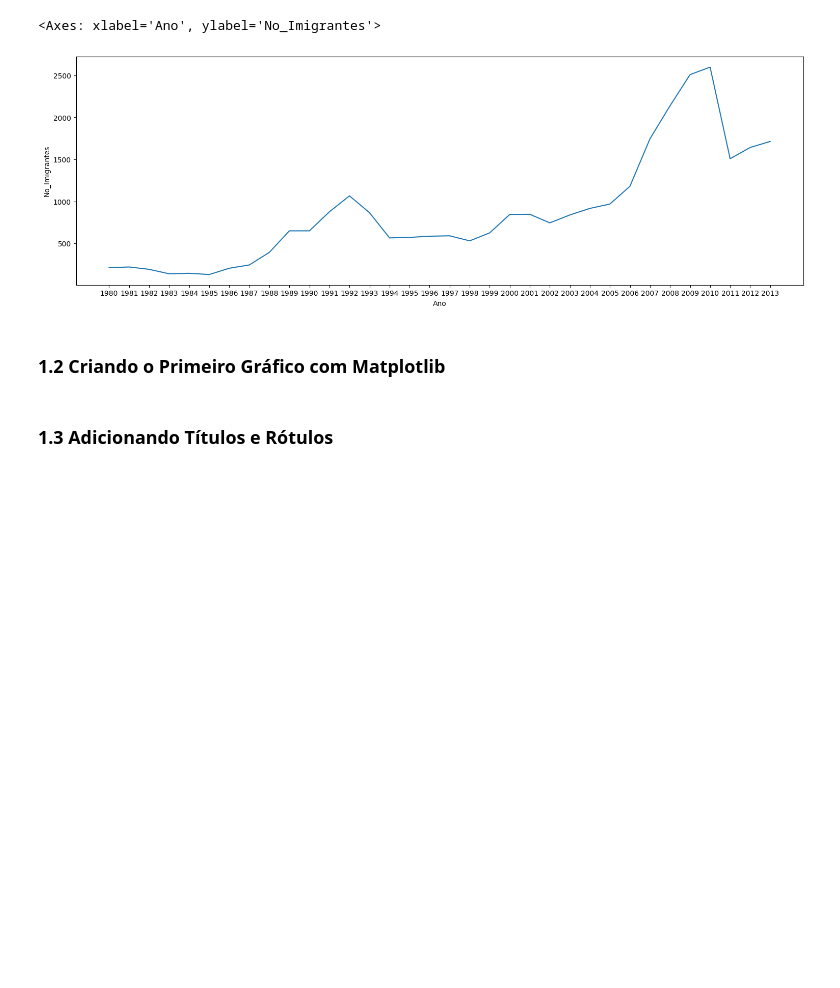
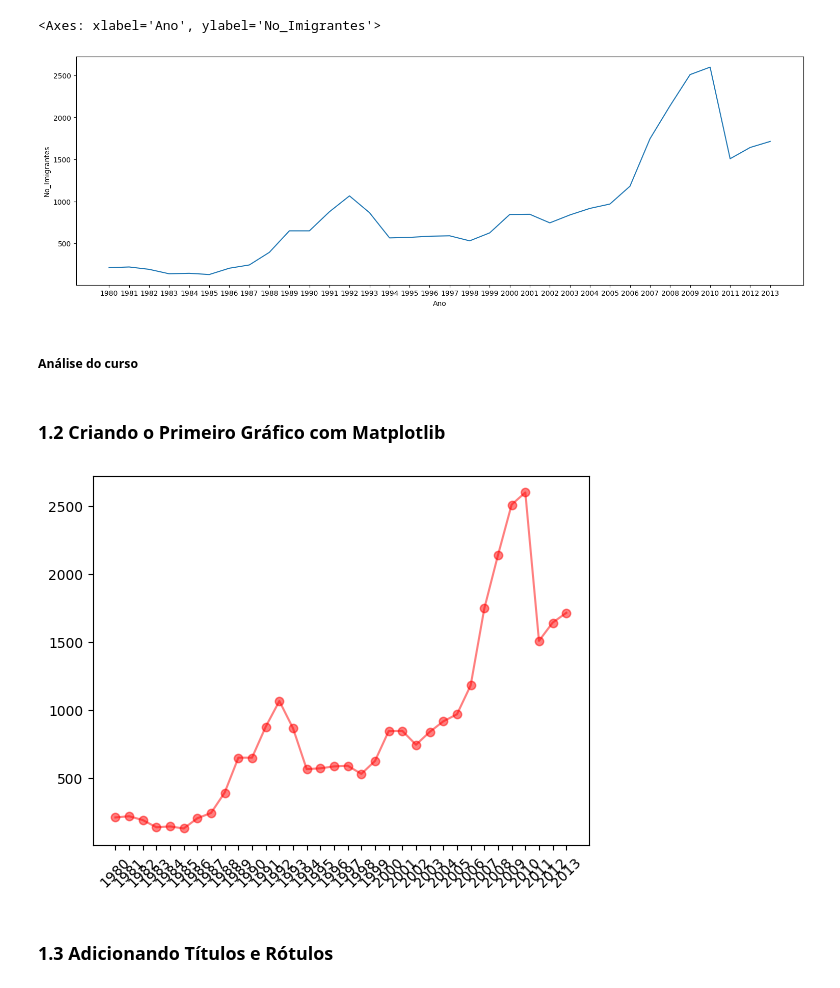
Before and after one commit to KaelDucatti/estudos-ds, a Jupyter notebook: data_visualization/01_criando_graficos_com_bibliotecas_py/conhecendo_matplotlib.ipynb, the cells around one changed output. Drawn from its saved outputs; the diff is of its cells as text; code cells hidden in the pictures; blank space fills up the shorter version.

```diff
--- a/data_visualization/01_criando_graficos_com_bibliotecas_py/conhecendo_matplotlib.ipynb
+++ b/data_visualization/01_criando_graficos_com_bibliotecas_py/conhecendo_matplotlib.ipynb
@@ -73,7 +75,37 @@ sns.lineplot(
 # %% [output]
 <Axes: xlabel='Ano', ylabel='No_Imigrantes'>
 [figure]
+# %% [markdown]
+##### Análise do curso
+# %%
+# Definindo a coluna "País" como index do DataFrame
+df_1 = df.set_index("País")
+
+# Criando uma lista com as respectivas colunas dos anos que aparecem no DataFrame
+anos = list(map(str, range(1980, 2014)))
+
+# Criando uma Series que contenha as informações das colunas com anos do DataFrame
+brasil = df_1.loc['Brasil', anos].to_frame().reset_index()
+brasil.columns = ["ano", "imigrantes"]
+brasil
 # %% [markdown]
 ### 1.2 Criando o Primeiro Gráfico com Matplotlib
+# %%
+plt.plot(
+    brasil['ano'],
+    brasil['imigrantes'],
+    color='red',
+    linewidth=1.5,
+    alpha=0.5,
+    linestyle='-',
+    marker='o'
+)
+plt.xticks(
+    ticks=brasil['ano'],
+    rotation=45
+)
+plt.show()
+# %% [output]
+[figure, added]
 # %% [markdown]
 ### 1.3 Adicionando Títulos e Rótulos
```
Also changed, not shown: parts of 1 cell of this notebook.
